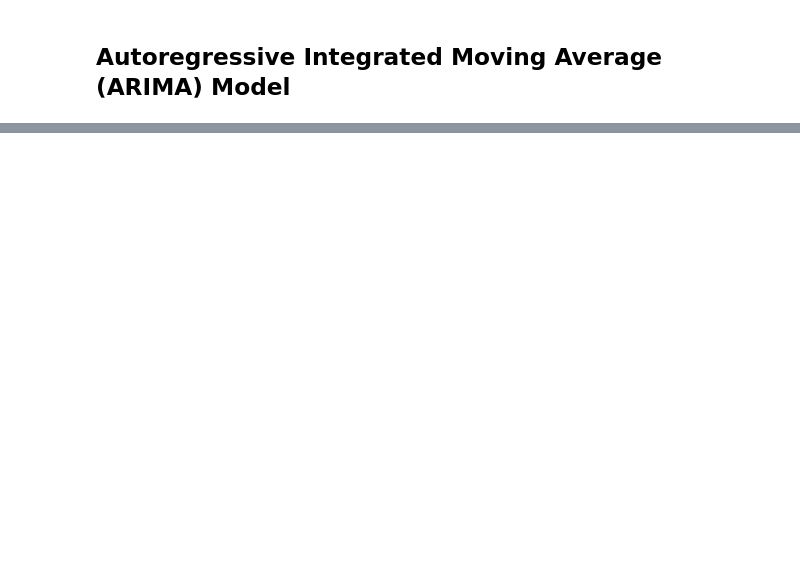
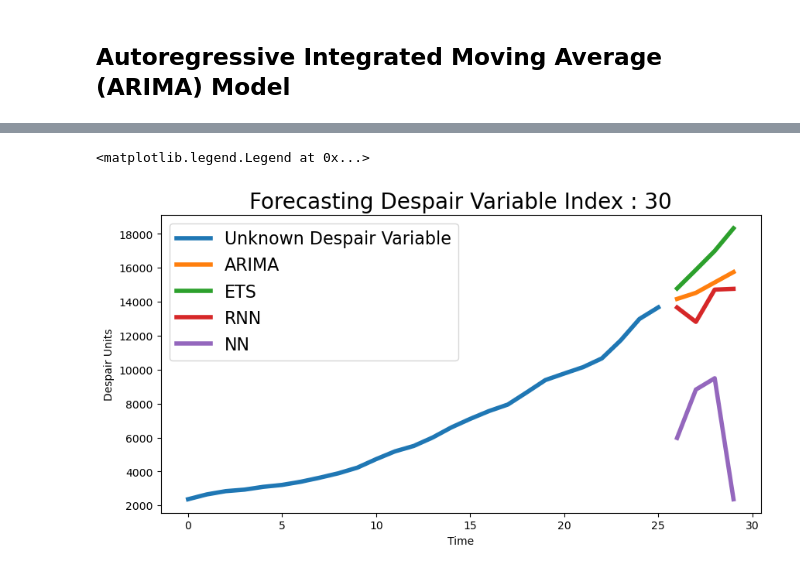
Before and after one commit to txpetrin/pred_analytics_final, a Jupyter notebook: code/final_notebook.ipynb, the cells around one changed output, grey strips where cells are left out. Saved outputs shown, nothing was run; the diff lists cells and outputs as text; code cells hidden in the pictures; blank space fills up the shorter version.

```diff
--- a/code/final_notebook.ipynb
+++ b/code/final_notebook.ipynb
@@ -184,0 +237,18 @@ Let's try train points 1, 8, and 86
+# %%
+# TODO : Import all submissions
+arima_predictions = pd.read_csv(arima_path)
+ets_predictions = pd.read_csv(ets_path)
+rnn_predictions = pd.read_csv(rnn_path)
+nn_predictions = pd.read_csv(nn_path)
+# %%
+predict_index = 14
+
+arima_pred = arima_predictions.iloc[predict_index]
+ets_pred = ets_predictions.iloc[predict_index]
+rnn_pred = rnn_predictions.iloc[predict_index]
+nn_pred = nn_predictions.iloc[predict_index]
+
+predictions_df = pd.DataFrame({"ARIMA" : arima_pred, "ETS" : ets_pred, "RNN" : rnn_pred, "NN" : nn_pred})
+predictions_df = predictions_df.drop("id", axis=0)
+predictions_df.index = range(26,30)
+predictions_df
@@ -184,0 +261,15 @@ Let's try train points 1, 8, and 86
+# %%
+known_df = pd.DataFrame(train[predict_index])
+
+plt.figure(figsize=(10, 5))
+
+plt.plot(known_df, label=('Unknown Despair Variable'), linewidth = 4)
+for column in predictions_df.columns:
+    plt.plot(predictions_df[column], label = column, linewidth = 4)
+plt.title('Forecasting Despair Variable Index : 30', fontsize = 20)
+plt.xlabel('Time')
+plt.ylabel('Despair Units')
+plt.legend(fontsize = 16)
+# %% [output]
+<matplotlib.legend.Legend at 0x...>
+[figure, added]
```
Also changed, not shown: parts of 30 cells of this notebook, 7 other files.
